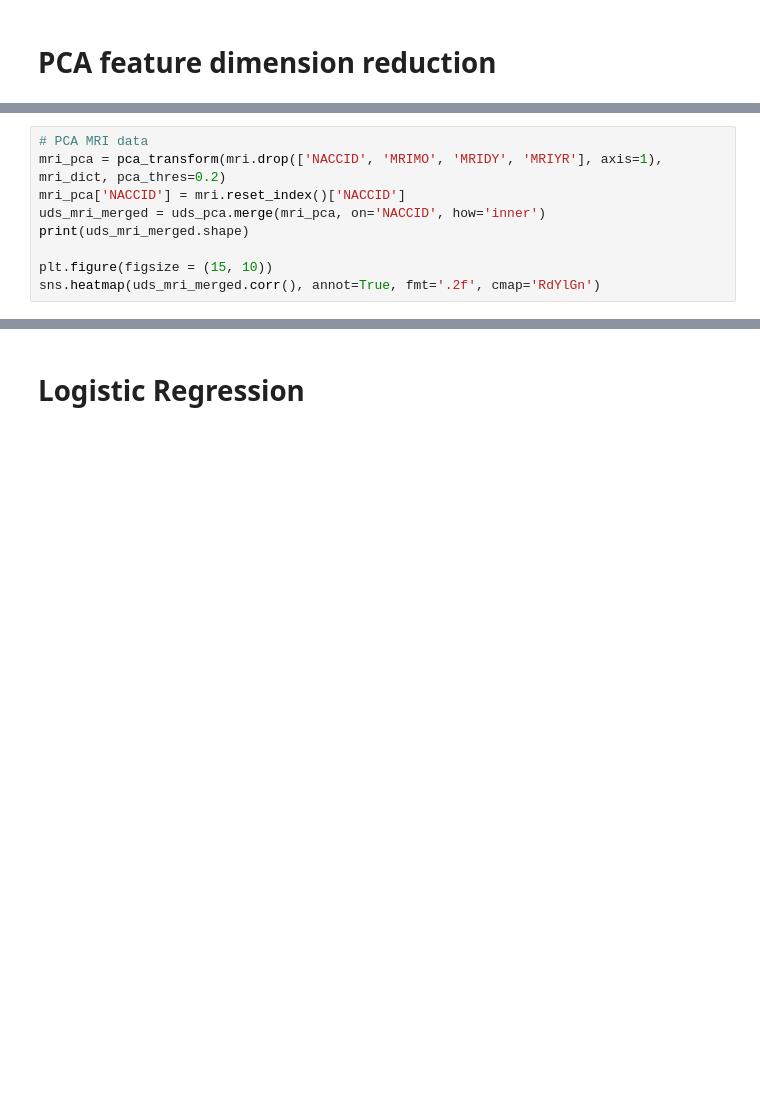
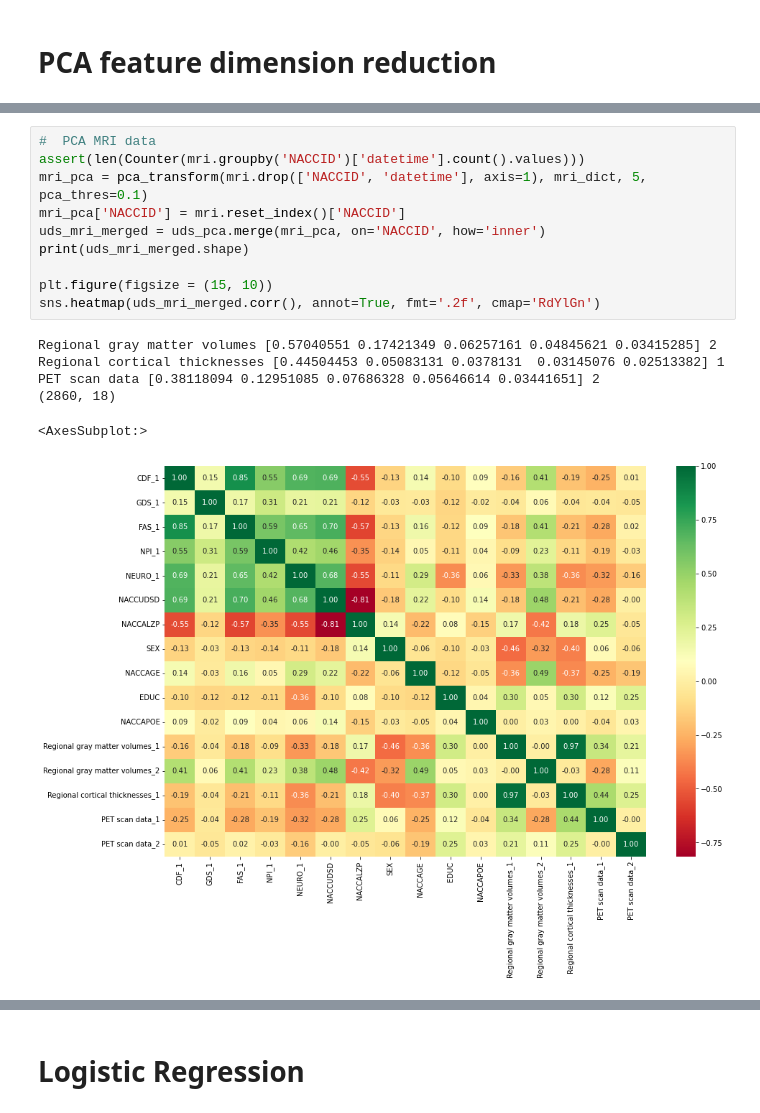
Before and after one commit to JeremyJosephLin/STA275_final_project, a Jupyter notebook: model/Baseline_random_forest_imputation.ipynb, the cells around one changed output, grey strips where cells are left out. Cells and saved outputs as stored; diff of their text form; blank space fills up the shorter version.

```diff
--- a/model/Baseline_random_forest_imputation.ipynb
+++ b/model/Baseline_random_forest_imputation.ipynb
@@ -129,10 +129,18 @@ sns.heatmap(uds_pca.corr(), annot=True, fmt='.2f', cmap='RdYlGn')
 # %%
-# PCA MRI data
-mri_pca = pca_transform(mri.drop(['NACCID', 'MRIMO', 'MRIDY', 'MRIYR'], axis=1), mri_dict, pca_thres=0.2)
+#  PCA MRI data
+assert(len(Counter(mri.groupby('NACCID')['datetime'].count().values)))
+mri_pca = pca_transform(mri.drop(['NACCID', 'datetime'], axis=1), mri_dict, 5, pca_thres=0.1)
 mri_pca['NACCID'] = mri.reset_index()['NACCID']
 uds_mri_merged = uds_pca.merge(mri_pca, on='NACCID', how='inner')
 print(uds_mri_merged.shape)
 
 plt.figure(figsize = (15, 10))
 sns.heatmap(uds_mri_merged.corr(), annot=True, fmt='.2f', cmap='RdYlGn')
+# %% [output]
+Regional gray matter volumes [0.57040551 0.17421349 0.06257161 0.04845621 0.03415285] 2
+Regional cortical thicknesses [0.44504453 0.05083131 0.0378131  0.03145076 0.02513382] 1
+PET scan data [0.38118094 0.12951085 0.07686328 0.05646614 0.03441651] 2
+(2860, 18)
+<AxesSubplot:>
+[figure, added]
 # %%
```
Also changed, not shown: parts of 26 cells of this notebook, 1 other file.
